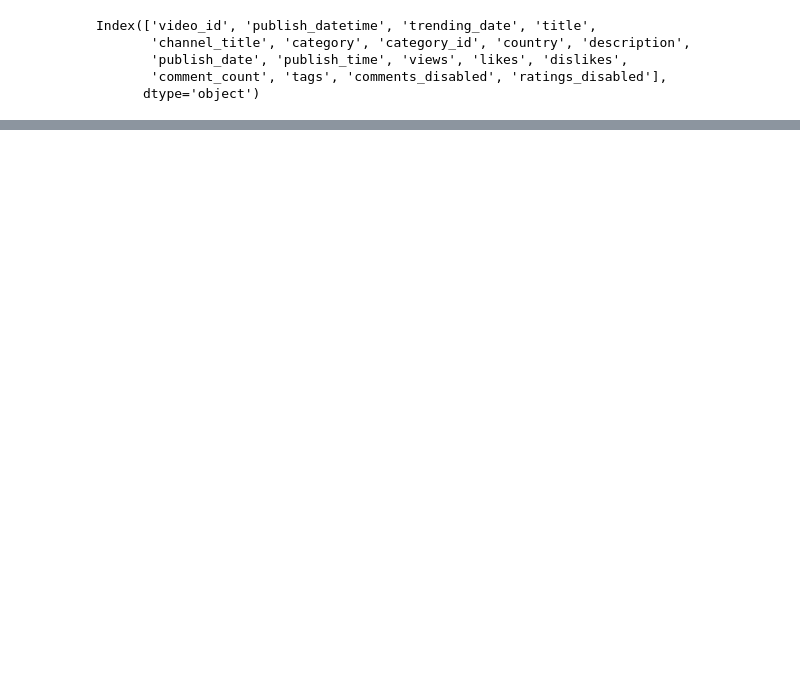
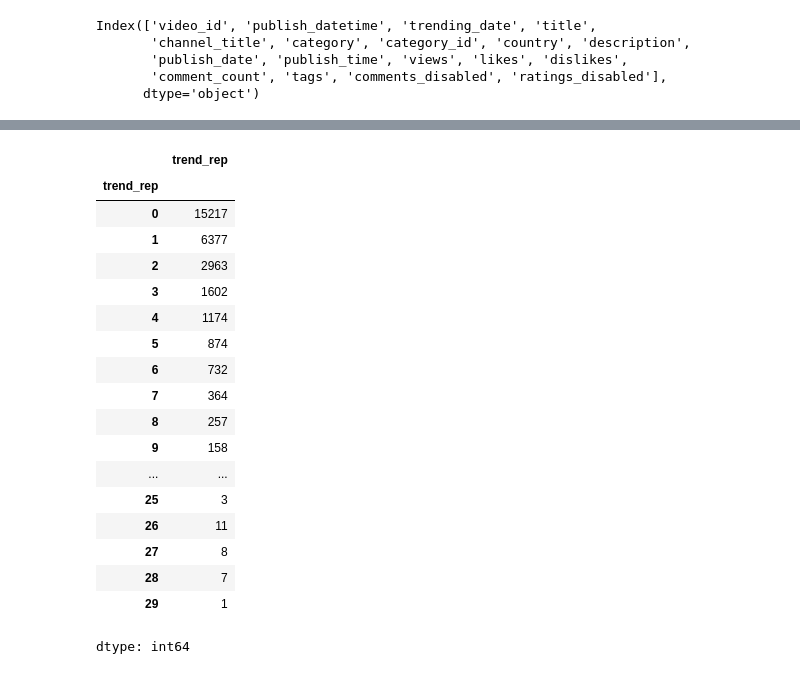
Before and after one commit to Thampi-hub/Springboard_RT, a Jupyter notebook: Capstone_2/2_DataWrangling/readData.ipynb, the cells around one changed output, grey strips where cells are left out. Cells and saved outputs as stored; diff of their text form; code cells hidden in the pictures; blank space fills up the shorter version.

```diff
--- a/Capstone_2/2_DataWrangling/readData.ipynb
+++ b/Capstone_2/2_DataWrangling/readData.ipynb
@@ -147,0 +168,23 @@ filtrData.head()
+# %%
+# x = filtrData.trend_rep[filtrData['trend_rep']>0]
+filtrData.groupby("trend_rep")["trend_rep"].count()
+# %% [output]
+|  | trend_rep |
+| trend_rep |  |
+| 0 | 15217 |
+| 1 | 6377 |
+| 2 | 2963 |
+| 3 | 1602 |
+| 4 | 1174 |
+| 5 | 874 |
+| 6 | 732 |
+| 7 | 364 |
+| 8 | 257 |
+| 9 | 158 |
+| ... | ... |
+| 25 | 3 |
+| 26 | 11 |
+| 27 | 8 |
+| 28 | 7 |
+| 29 | 1 |
+dtype: int64
```
Also changed, not shown: parts of 5 cells of this notebook.
